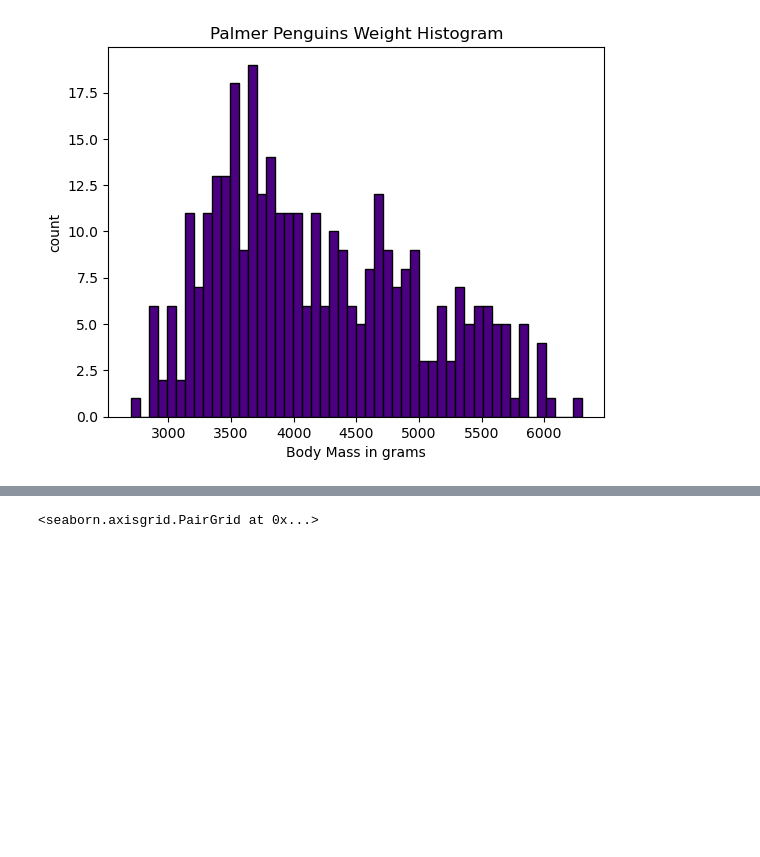
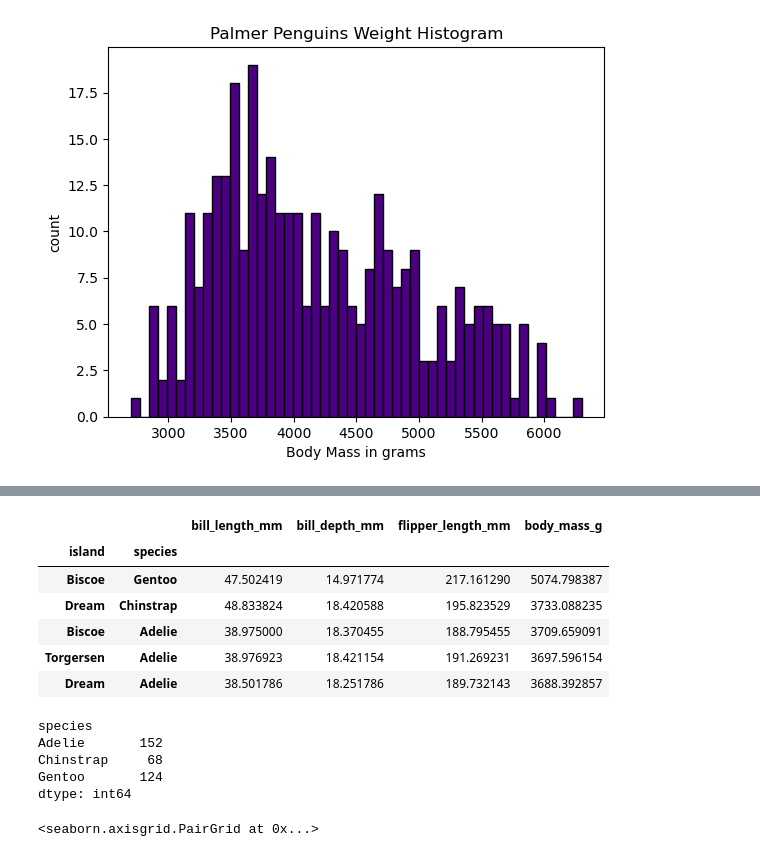
Before and after one commit to FabianeCancian/PDFA-project, a Jupyter notebook: project.ipynb, the cells around one changed output, grey strips where cells are left out. Drawn from its saved outputs; the diff is of its cells as text; code cells hidden in the pictures; blank space fills up the shorter version.

```diff
--- a/project.ipynb
+++ b/project.ipynb
@@ -128,3 +138,23 @@ Text(0, 0.5, 'count')
+# %%
+# Let's break the mean values down by both island and species.
+dataset.groupby(["island","species"]).mean(numeric_only=True).sort_values(by = ['body_mass_g'], ascending=False)
+# %% [output]
+|  |  | bill_length_mm | bill_depth_mm | flipper_length_mm | body_mass_g |
+| island | species |  |  |  |  |
+| Biscoe | Gentoo | 47.502419 | 14.971774 | 217.161290 | 5074.798387 |
+| Dream | Chinstrap | 48.833824 | 18.420588 | 195.823529 | 3733.088235 |
+| Biscoe | Adelie | 38.975000 | 18.370455 | 188.795455 | 3709.659091 |
+| Torgersen | Adelie | 38.976923 | 18.421154 | 191.269231 | 3697.596154 |
+| Dream | Adelie | 38.501786 | 18.251786 | 189.732143 | 3688.392857 |
+# %%
+# let's check the distribution of penguins per species.
+print(dataset.groupby('species').size())
+# %% [output]
+species
+Adelie       152
+Chinstrap     68
+Gentoo       124
+dtype: int64
 # %%
 #Now let's analyse caracteristics according to the species.
 sns.pairplot(dataset, hue='species', height=3, diag_kind="kde")
```
Also changed, not shown: parts of 3 cells of this notebook.
